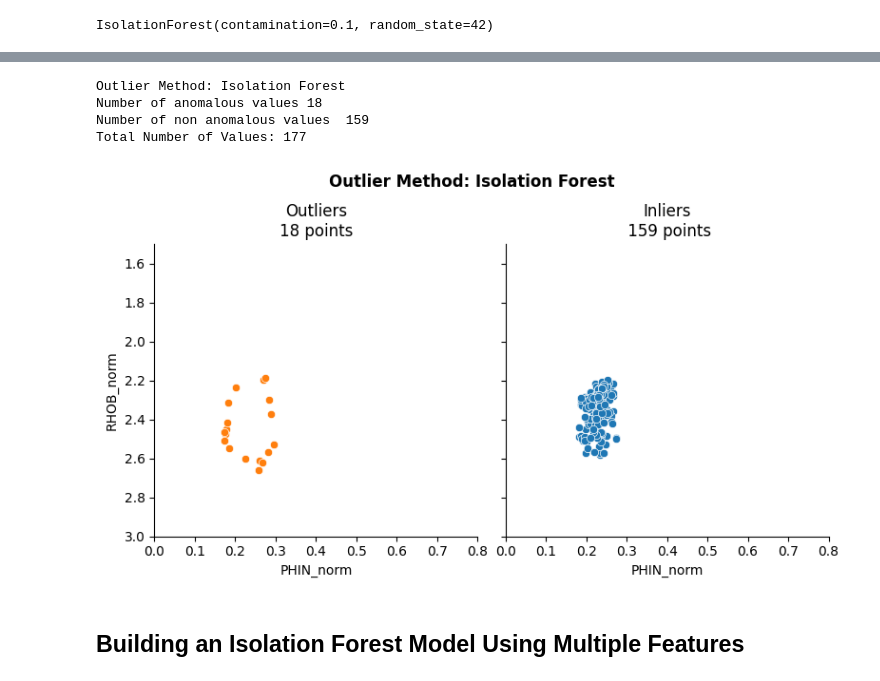
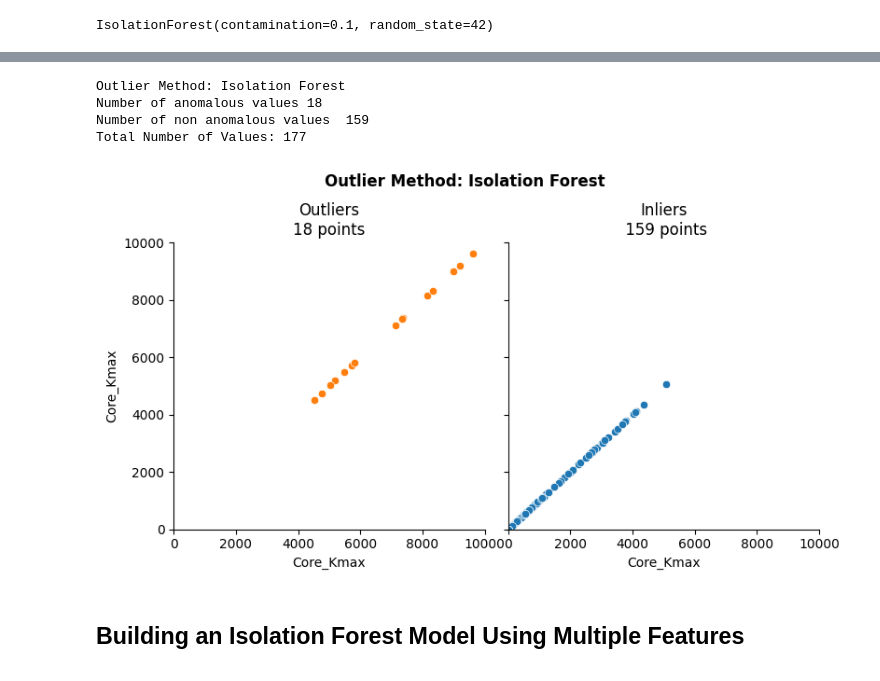
Before and after one commit to Jcavilarincon/Petrophysics-Python-Series, a Jupyter notebook: 33 - Auto Outlier Detection - Isolation Forest.ipynb, the cells around one changed output, grey strips where cells are left out. Drawn from its saved outputs; the diff is of its cells as text; code cells hidden in the pictures.

Commit message:
Outliers_2

```diff
--- a/33 - Auto Outlier Detection - Isolation Forest.ipynb
+++ b/33 - Auto Outlier Detection - Isolation Forest.ipynb
@@ -63,7 +83,7 @@ memory usage: 20.9+ KB
 # %% [markdown]
 ## Building an Isolation Forest Model (2 Features)
 # %%
-anomaly_inputs = ['PHIN_norm', 'RHOB_norm']
+anomaly_inputs = ['Core_Kmax']
 # %%
 model_IF = IsolationForest(contamination=0.1, random_state=42)
 # %%
@@ -111,13 +147,13 @@ def outlier_plot(data, outlier_method_name, x_var, y_var,
     axes[1].set_title(f"Inliers\n {len(data[data['anomaly']==  1])} points")
     return g
 # %%
-outlier_plot(df, 'Isolation Forest', 'PHIN_norm', 'RHOB_norm', [0, 0.8], [3, 1.5]);
+outlier_plot(df, 'Isolation Forest', 'Core_Kmax', 'Core_Kmax', [0, 10000], [0, 10000]);
 # %% [output]
 Outlier Method: Isolation Forest
 Number of anomalous values 18
 Number of non anomalous values  159
 Total Number of Values: 177
-[figure, old version]
+[figure, new version]
 # %% [markdown]
 ## Building an Isolation Forest Model Using Multiple Features
 # %%
```
Also changed, not shown: parts of 9 cells of this notebook, 1 other file.
